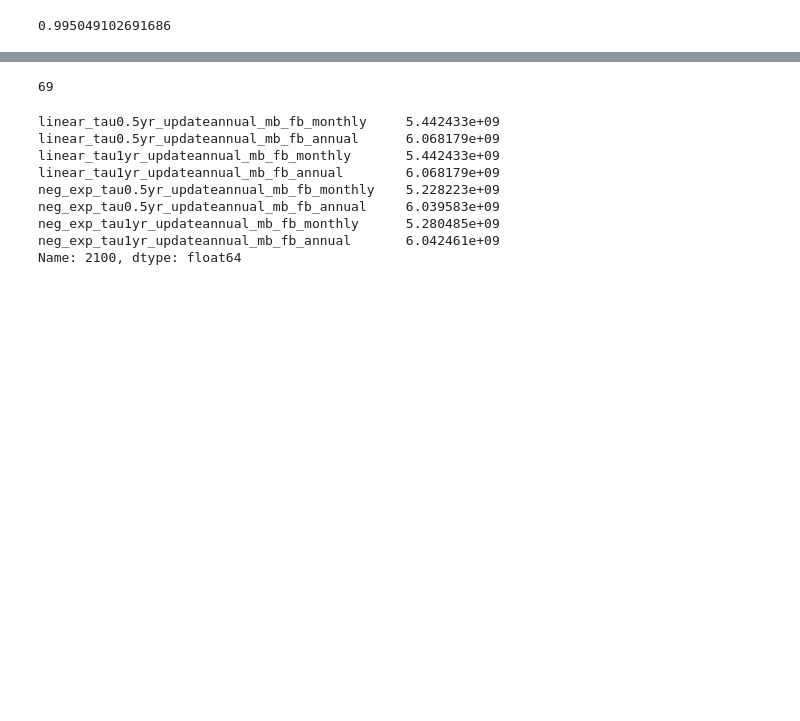
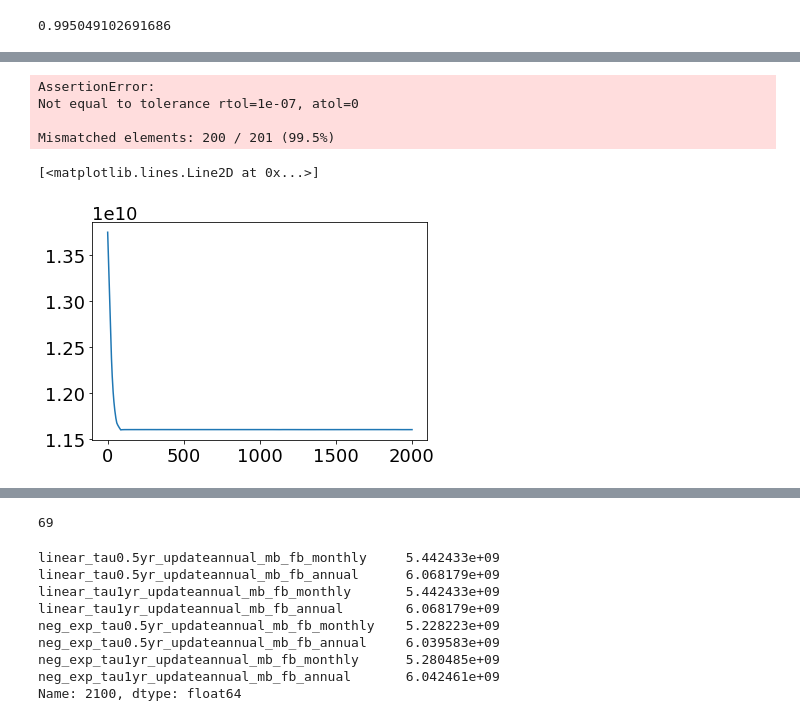
Before and after one commit to OGGM/massbalance-sandbox, a Jupyter notebook: docs/surface_type_distinction/sfc_type_projections.ipynb, the cells around one changed output, grey strips where cells are left out. Saved outputs shown, nothing was run; the diff lists cells and outputs as text; code cells hidden in the pictures; blank space fills up the shorter version.

```diff
--- a/docs/surface_type_distinction/sfc_type_projections.ipynb
+++ b/docs/surface_type_distinction/sfc_type_projections.ipynb
@@ -265,3 +704,17 @@ Name: 2100, dtype: float64
+# %%
+np.testing.assert_allclose(ds.volume.isel(rgi_id=0).values,
+                           ds_nospinup.volume.isel(rgi_id=0).values)
+# %% [output]
+AssertionError:
+Not equal to tolerance rtol=1e-07, atol=0
+
+Mismatched elements: 200 / 201 (99.5%)
+# %%
+plt.plot(ds.volume)
+plt.plot(ds_nospinup.volume)
+# %% [output]
+[<matplotlib.lines.Line2D at 0x...>]
+[figure, added]
 # %%
 run = True
 if run:
```
Also changed, not shown: parts of 31 cells of this notebook, 23 other files.
